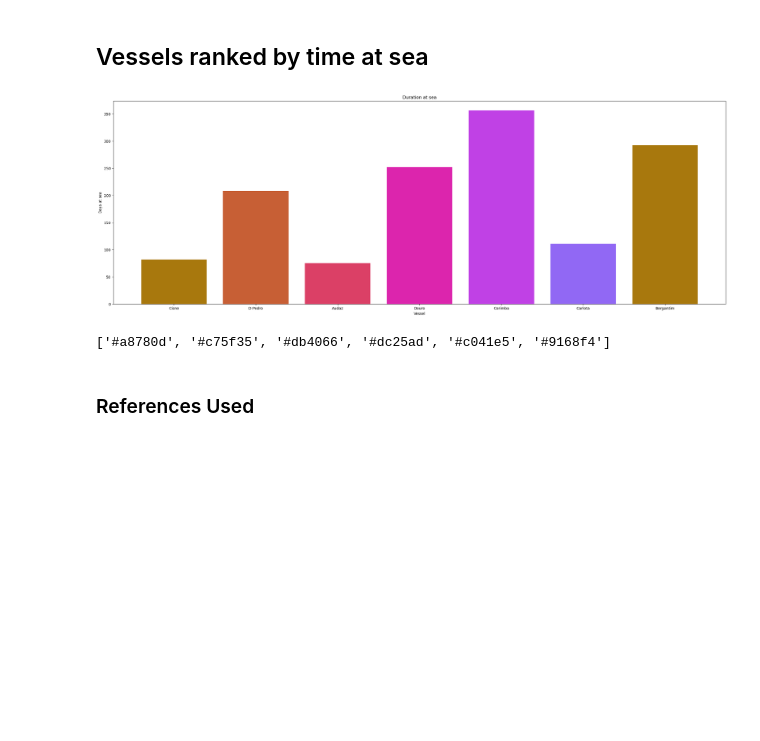
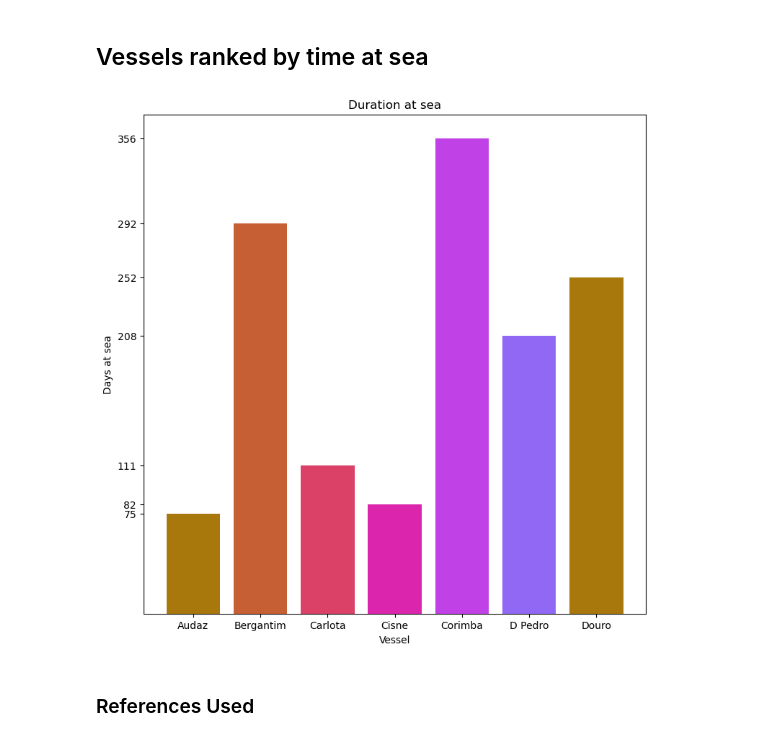
Before and after one commit to livia-freitas/SSF-2024-logbooks, a Jupyter notebook: processing_and_figures.ipynb, the cells around one changed output. Drawn from its saved outputs; the diff is of its cells as text; code cells hidden in the pictures; blank space fills up the shorter version.

```diff
--- a/processing_and_figures.ipynb
+++ b/processing_and_figures.ipynb
@@ -668,46 +665,37 @@ dict_items([('Audaz', 1380), ('Bergantim', 186), ('Carlota', 37), ('Cisne', 1),
 # %%
 df_delta = get_valid_dataframe([df["Vessel"], df["Log Book Start"], df["Log Book End"]])
 
 ships_dict = {}
 ships = df_delta["Vessel"]
-test = 0
-for ship in ships.unique(): # Get the name of each unique vessel
+
+for ship in sorted(ships.unique()): # Get the name of each unique vessel
     work = df_delta[df_delta["Vessel"] == ship]# One by one get the number of corresponding entries
-    vessel = work.iloc[0]
+    vessel = work.iloc[0] # All the logbook entries from a vessel have the same data, so just take first one
     start = dt.date.fromisoformat(vessel["Log Book Start"])
     end = dt.date.fromisoformat(vessel["Log Book End"])
     td_duration = end - start
     str_duration = str(td_duration)
     lst = str_duration.split(" ")
-    duration = int(lst[0])
-    test += 1
+    duration = int(lst[0]) # Get just the numerical part of the string
     ships_dict.update({ship : duration})
 
 
 names = list(ships_dict.keys())
 values = list(ships_dict.values())
 
-fig, ax = plt.subplots(1, 1, figsize=(30, 10), sharey=True)
+fig, ax = plt.subplots(1, 1, figsize=(9, 9), sharey=True)
 mycmap = cmocean.cm.phase
 color_list = [mcolors.rgb2hex(mycmap(i)) for i in range(mycmap.N) if i % 24 == 0]
-
-# scale data
-int_value = []
-for value in values:
-    lst = str_duration.split(" ")
-    integer = lst[0]
-    int_value.append(int(integer))
 
 #my_cmap = matplotlib.colors.LinearSegmentedColormap('my_colormap',color_dict)
 ax.bar(names, values,  color=color_list[:6])
 ax.set(xlabel='Vessel', ylabel='Days at sea',
        title='Duration at sea')
 
+plt.yticks(values, values)
 plt.show()
-print(color_list[:6])
 # %% [output]
-[figure, old version]
+[figure, new version]
-['#a8780d', '#c75f35', '#db4066', '#dc25ad', '#c041e5', '#9168f4']
 # %% [markdown]
 ### References Used
 # %% [markdown]
```
Also changed, not shown: parts of 3 cells of this notebook.
